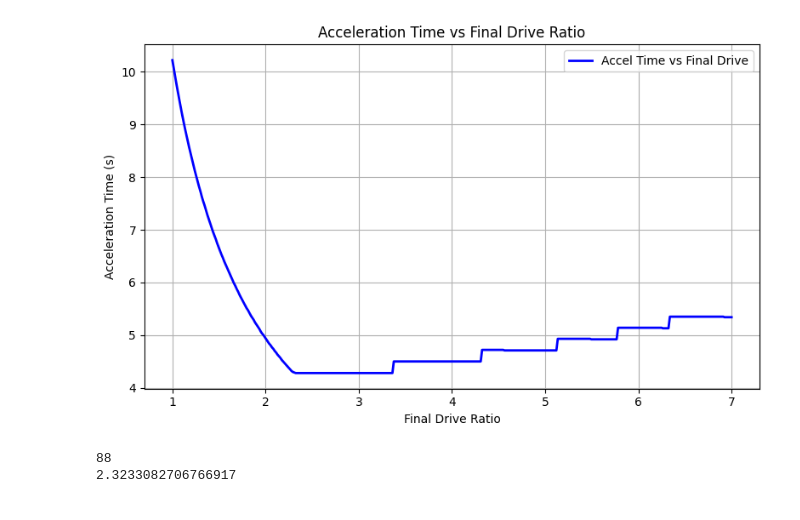
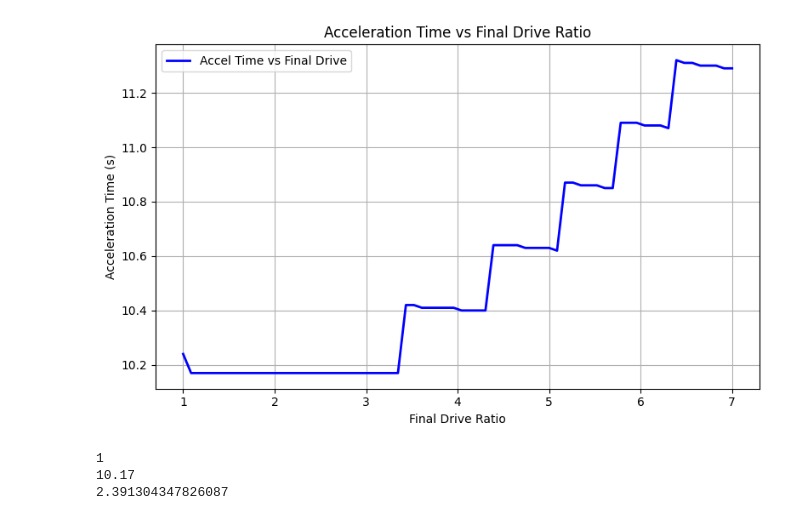
Before and after one commit to Bfoke/Death-Missile, a Jupyter notebook: AccelSweeps.ipynb, the cells around one changed output. Drawn from its saved outputs; the diff is of its cells as text; code cells hidden in the pictures.

```diff
--- a/AccelSweeps.ipynb
+++ b/AccelSweeps.ipynb
@@ -8,7 +8,7 @@ mass = 500 #kg
 wheel_rad = .3 #m
 rear_weight = .55 #fraction out of 1
 tire_mu = 1
-final_drive = 4
+final_drive = 3
 CG_height = .4 #m
 Coef_drag = .4
 frontal_A = 1.4 #m^2
@@ -179,31 +251,32 @@ def plot_simulation_results(time, vel, pos, rpm, torque, thrust, drag, rear_NL,
     Oto60 = np.interp(28.6, vel, time)
     print(Oto60)
 # %%
-final_drive_sweep = np.linspace(1,7,400)
+final_drive_sweep = np.linspace(1,7,70)
 accel_times = np.zeros_like(final_drive_sweep)
 shifts_0to60 = np.zeros_like(final_drive_sweep)
 
 for i, r in enumerate(final_drive_sweep):
-    accel_times[i],shifts_0to60[i] = accel_run(FD = r)
+    accel_times[i] = zero_to_60(FD = r)
 
 plt.figure(figsize=(8, 5))
 plt.plot(final_drive_sweep, accel_times, label='Accel Time vs Final Drive', color='blue', linewidth=2)
 # plt.plot(final_drive_sweep, shifts_0to60, label='#shifts vs Final Drive', color='red', linewidth=2)
 plt.xlabel('Final Drive Ratio')
 plt.ylabel('Acceleration Time (s)')
 plt.title('Acceleration Time vs Final Drive Ratio')
 plt.grid(True)
 plt.legend()
 plt.tight_layout()
 plt.show()
+
+print(np.argmin(accel_times))
+print(accel_times[16])
+print(final_drive_sweep[16])
 # %% [output]
-[figure, old version]
+[figure, new version]
+1
+10.17
+2.391304347826087
-# %%
-print(np.argmin(accel_times))
-print(final_drive_sweep[88])
-# %% [output]
-88
-2.3233082706766917
 # %%
 mass_sweep = np.linspace(100,1500,100)
 accel_times = np.zeros_like(mass_sweep)
```
Also changed, not shown: parts of 4 cells of this notebook, 1 other file.
